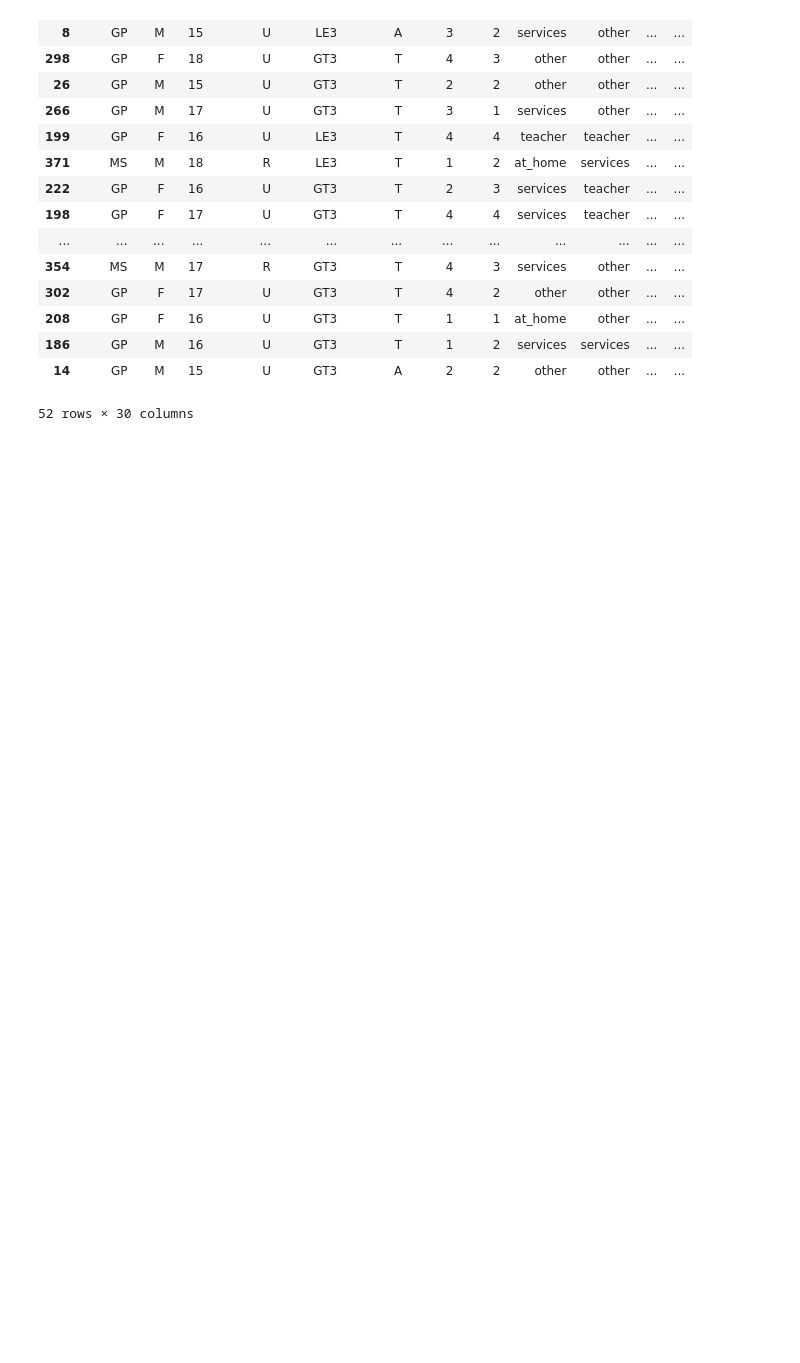
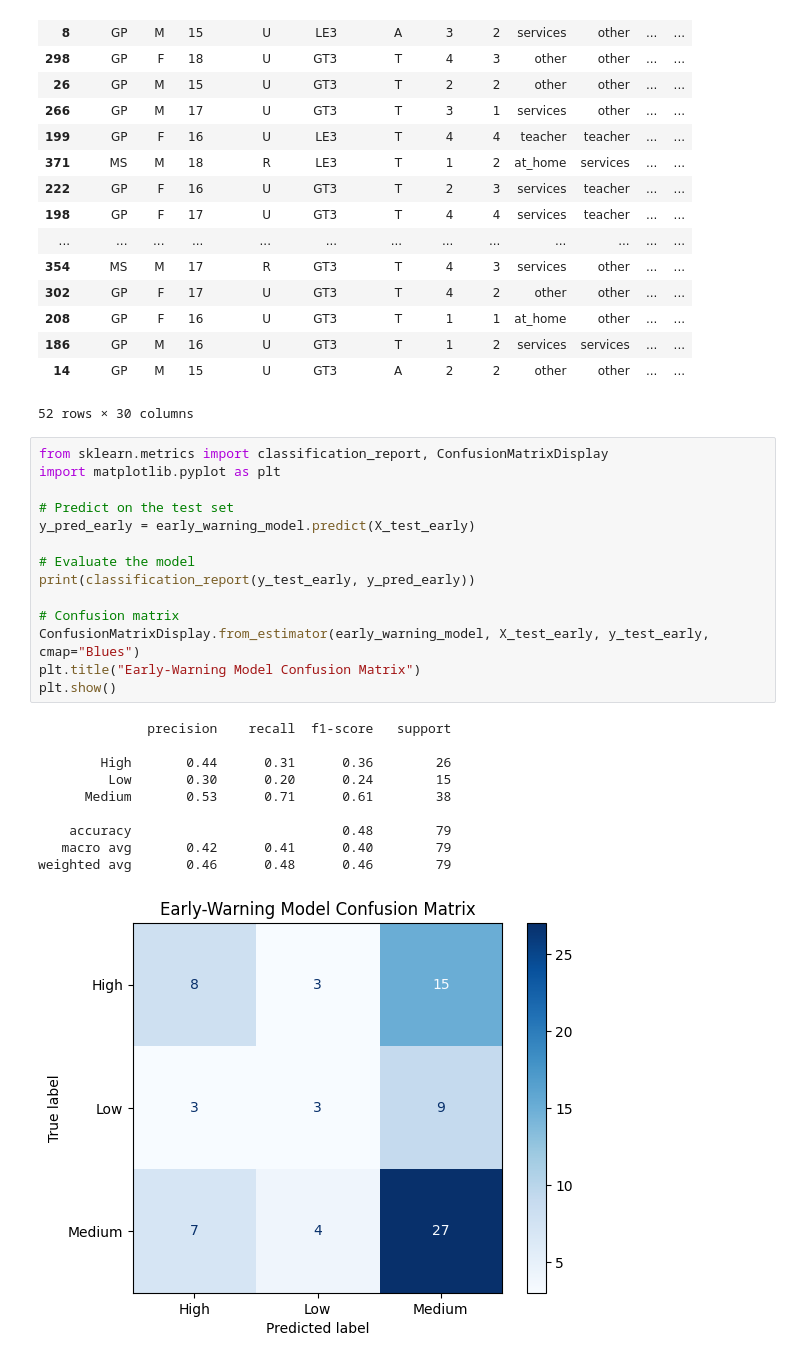
Before and after one commit to KailasVS666/risk-prediction-model, a Jupyter notebook: risk_prediction_model.ipynb, the cells around one changed output. Drawn from its saved outputs; the diff is of its cells as text; blank space fills up the shorter version.

```diff
--- a/risk_prediction_model.ipynb
+++ b/risk_prediction_model.ipynb
@@ -883,3 +936,28 @@ Features of False Positives:
 | 186 | GP | M | 16 | U | GT3 | T | 1 | 2 | services | services | ... | ... |
 | 14 | GP | M | 15 | U | GT3 | A | 2 | 2 | other | other | ... | ... |
 52 rows × 30 columns
+# %%
+from sklearn.metrics import classification_report, ConfusionMatrixDisplay
+import matplotlib.pyplot as plt
+
+# Predict on the test set
+y_pred_early = early_warning_model.predict(X_test_early)
+
+# Evaluate the model
+print(classification_report(y_test_early, y_pred_early))
+
+# Confusion matrix
+ConfusionMatrixDisplay.from_estimator(early_warning_model, X_test_early, y_test_early, cmap="Blues")
+plt.title("Early-Warning Model Confusion Matrix")
+plt.show()
+# %% [output]
+              precision    recall  f1-score   support
+
+        High       0.44      0.31      0.36        26
+         Low       0.30      0.20      0.24        15
+      Medium       0.53      0.71      0.61        38
+
+    accuracy                           0.48        79
+   macro avg       0.42      0.41      0.40        79
+weighted avg       0.46      0.48      0.46        79
+[figure, added]
```
Also changed, not shown: parts of 4 cells of this notebook.
